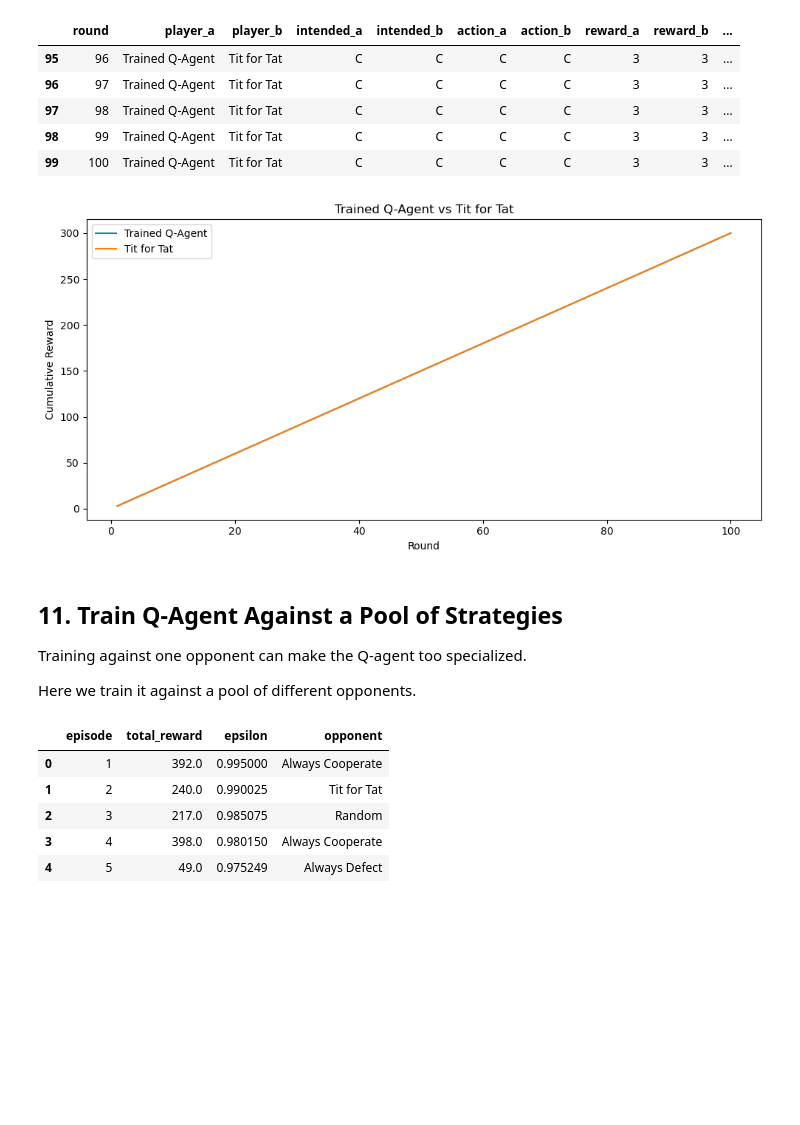
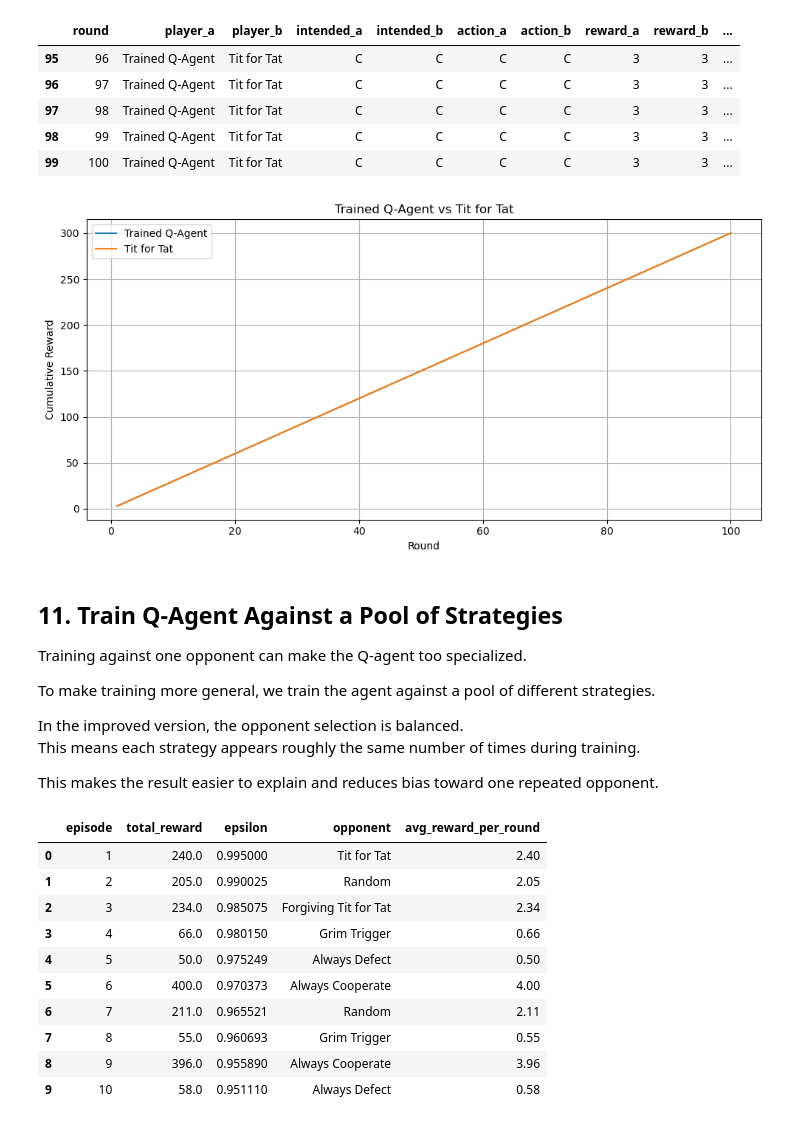
Before and after one commit to ElvinNasirov/trust-duel-rl-game, a Jupyter notebook: notebooks/01_trust_duel_game.ipynb, the cells around one changed output. Saved outputs shown, nothing was run; the diff lists cells and outputs as text; code cells hidden in the pictures; blank space fills up the shorter version.

```diff
--- a/notebooks/01_trust_duel_game.ipynb
+++ b/notebooks/01_trust_duel_game.ipynb
@@ -54,6 +54,12 @@ from src.q_agent import (
 
 FIGURES_DIR = PROJECT_ROOT / "reports" / "figures"
 FIGURES_DIR.mkdir(parents=True, exist_ok=True)
+
+pd.set_option("display.max_colwidth", 120)
+pd.set_option("display.max_rows", 50)
+
+plt.rcParams["figure.figsize"] = (10, 5)
+plt.rcParams["axes.grid"] = True
 # %% [markdown]
 ## 2. Game Rules and Payoff Matrix
 
@@ -376,35 +702,51 @@ q_eval_path = FIGURES_DIR / "trained_q_agent_vs_tit_for_tat.png"
 plt.savefig(q_eval_path, dpi=150)
 plt.show()
 # %% [output]
-[figure, old version]
+[figure, new version]
 # %% [markdown]
 ## 11. Train Q-Agent Against a Pool of Strategies
 
 Training against one opponent can make the Q-agent too specialized.
 
-Here we train it against a pool of different opponents.
+To make training more general, we train the agent against a pool of different strategies.
+
+In the improved version, the opponent selection is balanced.
+This means each strategy appears roughly the same number of times during training.
+
+This makes the result easier to explain and reduces bias toward one repeated opponent.
 # %%
 pool = [
     AlwaysCooperate(),
     AlwaysDefect(),
     RandomStrategy(p_defect=0.5, seed=42),
     TitForTat(),
     GrimTrigger(),
     ForgivingTitForTat(forgiveness=0.1, seed=42),
 ]
 
+rounds_per_episode = 100
+
 pool_agent, pool_training_log = train_q_agent_against_pool(
     pool,
     episodes=1500,
-    rounds_per_episode=100,
+    rounds_per_episode=rounds_per_episode,
     seed=42,
 )
 
-pool_training_log.head()
+pool_training_log["avg_reward_per_round"] = (
+    pool_training_log["total_reward"] / rounds_per_episode
+)
+
+pool_training_log.head(10)
 # %% [output]
-|  | episode | total_reward | epsilon | opponent |
-| 0 | 1 | 392.0 | 0.995000 | Always Cooperate |
-| 1 | 2 | 240.0 | 0.990025 | Tit for Tat |
-| 2 | 3 | 217.0 | 0.985075 | Random |
-| 3 | 4 | 398.0 | 0.980150 | Always Cooperate |
-| 4 | 5 | 49.0 | 0.975249 | Always Defect |
+|  | episode | total_reward | epsilon | opponent | avg_reward_per_round |
+| 0 | 1 | 240.0 | 0.995000 | Tit for Tat | 2.40 |
+| 1 | 2 | 205.0 | 0.990025 | Random | 2.05 |
+| 2 | 3 | 234.0 | 0.985075 | Forgiving Tit for Tat | 2.34 |
+| 3 | 4 | 66.0 | 0.980150 | Grim Trigger | 0.66 |
+| 4 | 5 | 50.0 | 0.975249 | Always Defect | 0.50 |
+| 5 | 6 | 400.0 | 0.970373 | Always Cooperate | 4.00 |
+| 6 | 7 | 211.0 | 0.965521 | Random | 2.11 |
+| 7 | 8 | 55.0 | 0.960693 | Grim Trigger | 0.55 |
+| 8 | 9 | 396.0 | 0.955890 | Always Cooperate | 3.96 |
+| 9 | 10 | 58.0 | 0.951110 | Always Defect | 0.58 |
```
Also changed, not shown: parts of 38 cells of this notebook.
